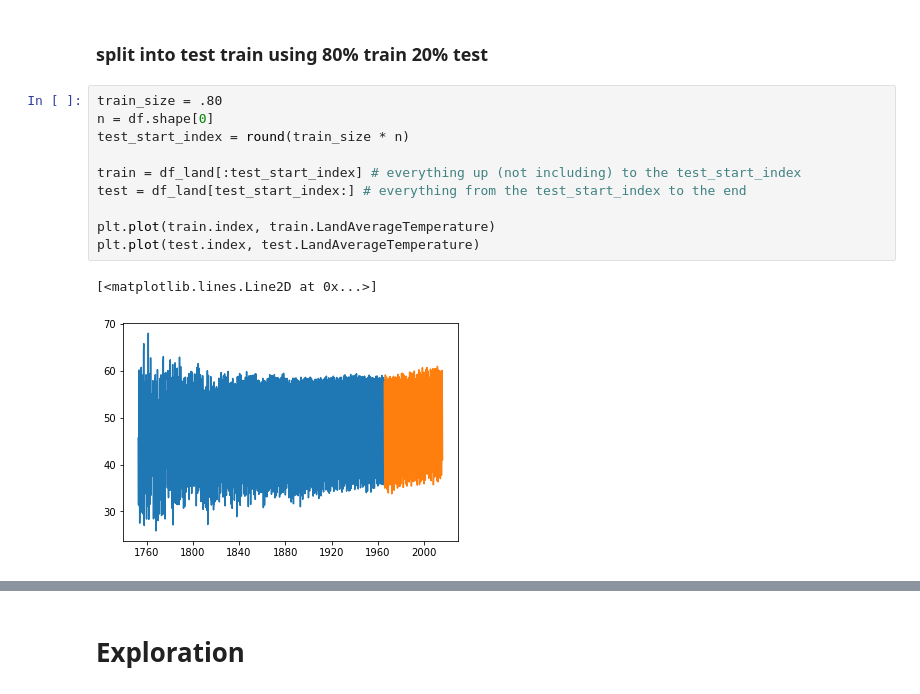
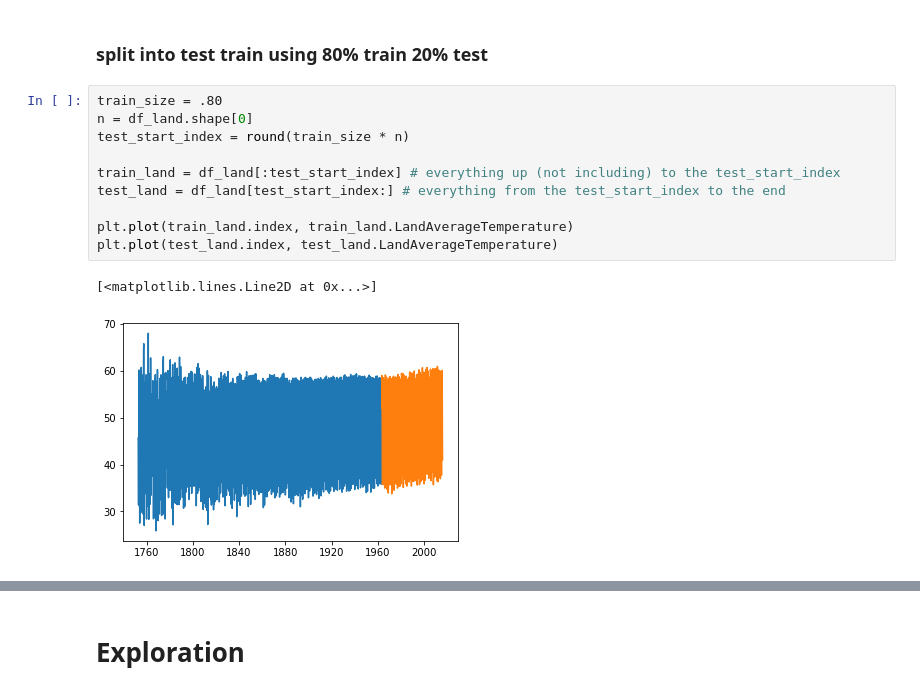
Before and after one commit to Johndsalas/earths_temperature_time_series, a Jupyter notebook: main_notebook.ipynb, the cells around one changed output, grey strips where cells are left out. Drawn from its saved outputs; the diff is of its cells as text.

```diff
--- a/main_notebook.ipynb
+++ b/main_notebook.ipynb
@@ -211,14 +211,14 @@ dtype: int64
 ### split into test train using 80% train 20% test
 # %%
 train_size = .80
-n = df.shape[0]
+n = df_land.shape[0]
 test_start_index = round(train_size * n)
 
-train = df_land[:test_start_index] # everything up (not including) to the test_start_index
-test = df_land[test_start_index:] # everything from the test_start_index to the end
+train_land = df_land[:test_start_index] # everything up (not including) to the test_start_index
+test_land = df_land[test_start_index:] # everything from the test_start_index to the end
 
-plt.plot(train.index, train.LandAverageTemperature)
-plt.plot(test.index, test.LandAverageTemperature)
+plt.plot(train_land.index, train_land.LandAverageTemperature)
+plt.plot(test_land.index, test_land.LandAverageTemperature)
 # %% [output]
 [<matplotlib.lines.Line2D at 0x...>]
-[figure, old version]
+[figure, new version]
```
Also changed, not shown: parts of 1 cell of this notebook.
